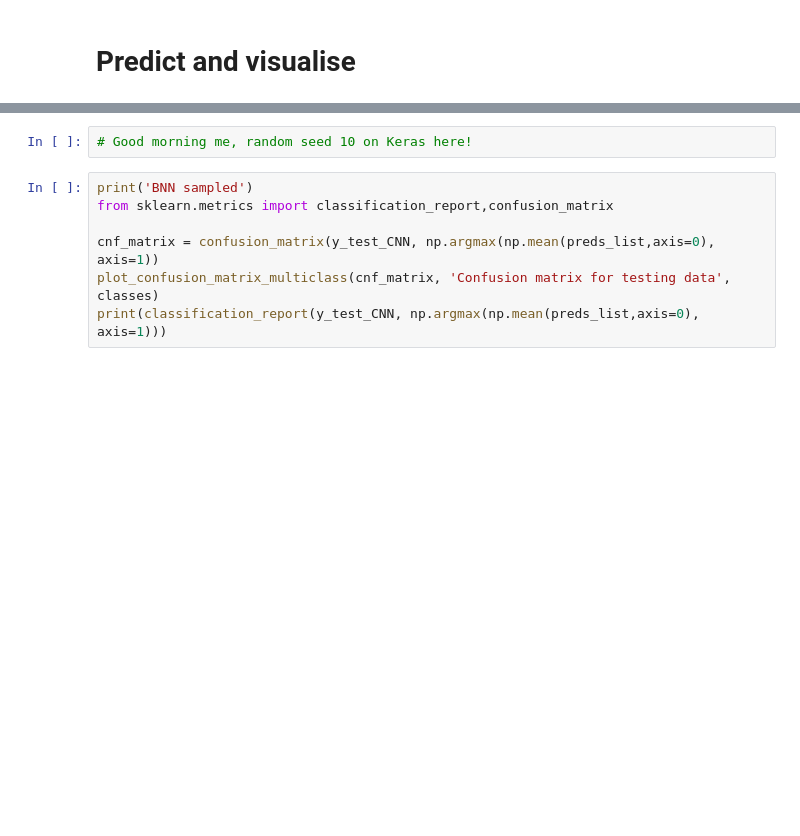
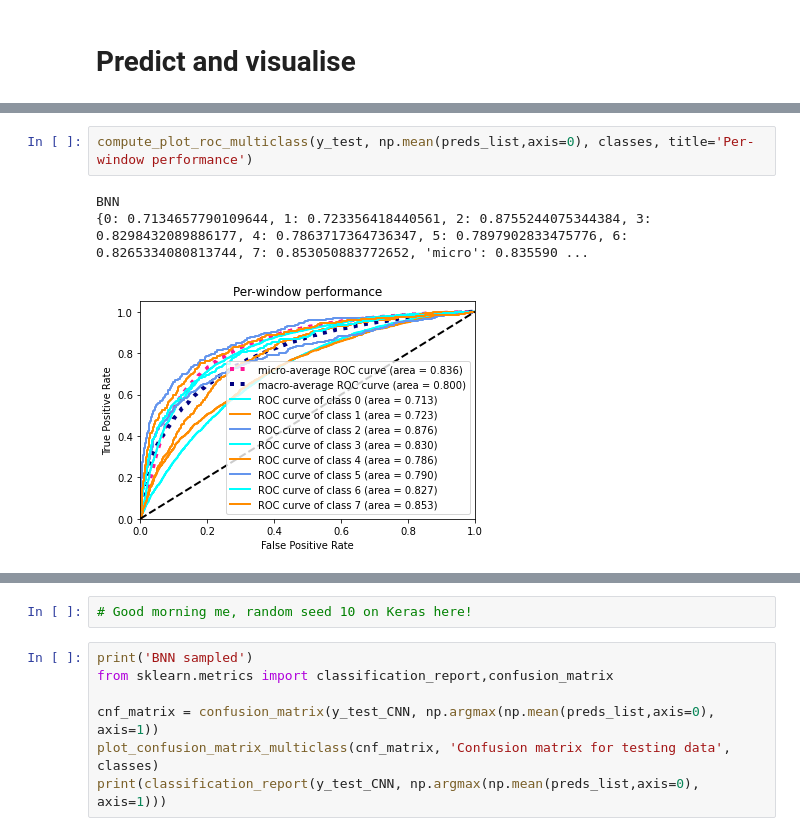
Before and after one commit to HumBug-Mosquito/HumBugDB, a Jupyter notebook: notebooks/species_classification.ipynb, the cells around one changed output, grey strips where cells are left out. Cells and saved outputs as stored; diff of their text form; blank space fills up the shorter version.

```diff
--- a/notebooks/species_classification.ipynb
+++ b/notebooks/species_classification.ipynb
@@ -304,2 +395,8 @@ random_seed
+# %%
+compute_plot_roc_multiclass(y_test, np.mean(preds_list,axis=0), classes, title='Per-window performance')
+# %% [output]
+BNN
+{0: 0.7134657790109644, 1: 0.723356418440561, 2: 0.8755244075344384, 3: 0.8298432089886177, 4: 0.7863717364736347, 5: 0.7897902833475776, 6: 0.8265334080813744, 7: 0.853050883772652, 'micro': 0.835590 ...
+[figure, added]
 # %%
 preds_list = evaluate_model(model, X_test_CNN, y_test_CNN, 100)
```
Also changed, not shown: parts of 32 cells of this notebook, 4 other files.
